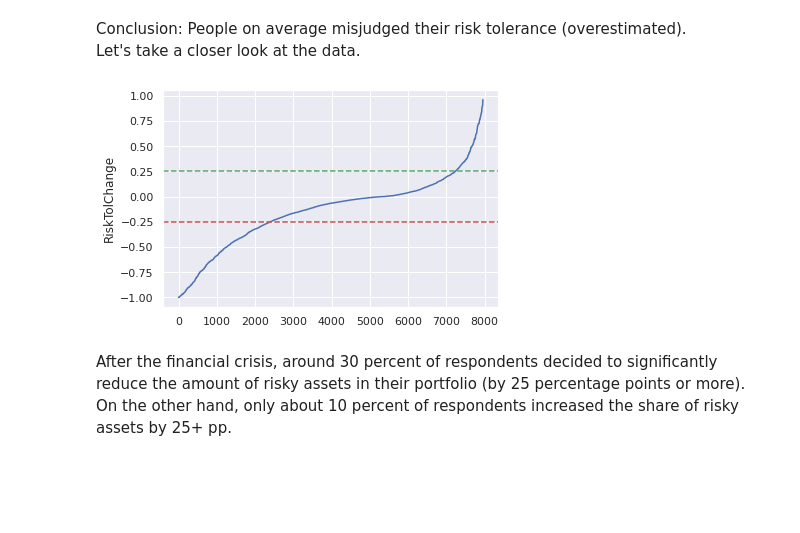
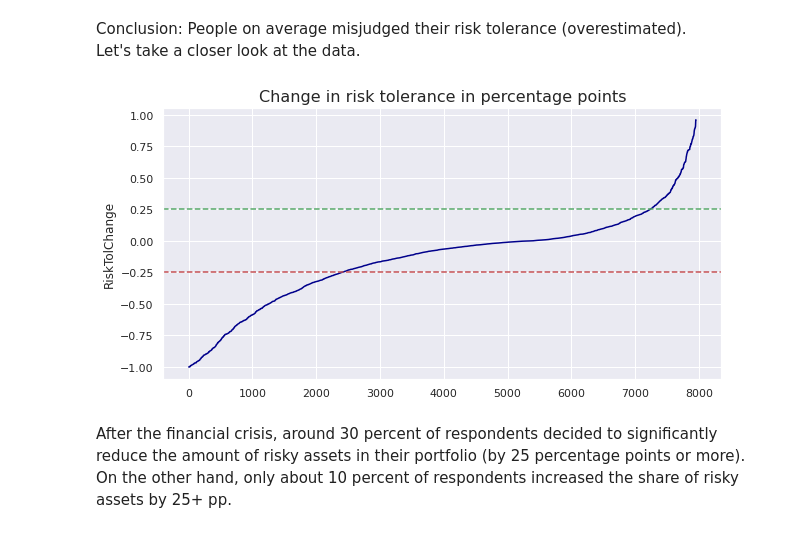
Before and after one commit to tomasz-te/Risk-Tolerance, a Jupyter notebook: Investor_risk_tolerance.ipynb, the cells around one changed output. Cells and saved outputs as stored; diff of their text form; code cells hidden in the pictures; blank space fills up the shorter version.

```diff
--- a/Investor_risk_tolerance.ipynb
+++ b/Investor_risk_tolerance.ipynb
@@ -127,12 +132,14 @@ Conclusion: People on average misjudged their risk tolerance (overestimated).<br
 Let's take a closer look at the data.
 # %%
 sns.set_theme()
-plot = sns.lineplot(data=df.sort_values('RiskTolChange').reset_index()['RiskTolChange'])
-plot.axhline(0.25,ls='--', c='g')
-plot.axhline(-0.25,ls='--', c='r')
+fig, ax = plt.subplots(figsize=(10,5))
+plot = sns.lineplot(data=df.sort_values('RiskTolChange').reset_index()['RiskTolChange'],c='darkblue')
+plot.axhline(0.25, ls='--', c='g')
+plot.axhline(-0.25, ls='--', c='r')
+plt.title('Change in risk tolerance in percentage points', size=16)
 plt.show()
 # %% [output]
-[figure, old version]
+[figure, new version]
 # %% [markdown]
 After the financial crisis, around 30 percent of respondents decided to significantly reduce the amount of risky assets in their portfolio (by 25 percentage points or more). On the other hand, only about 10 percent of respondents increased the share of risky assets by 25+ pp.
 # %% [markdown]
```
Also changed, not shown: parts of 27 cells of this notebook.
